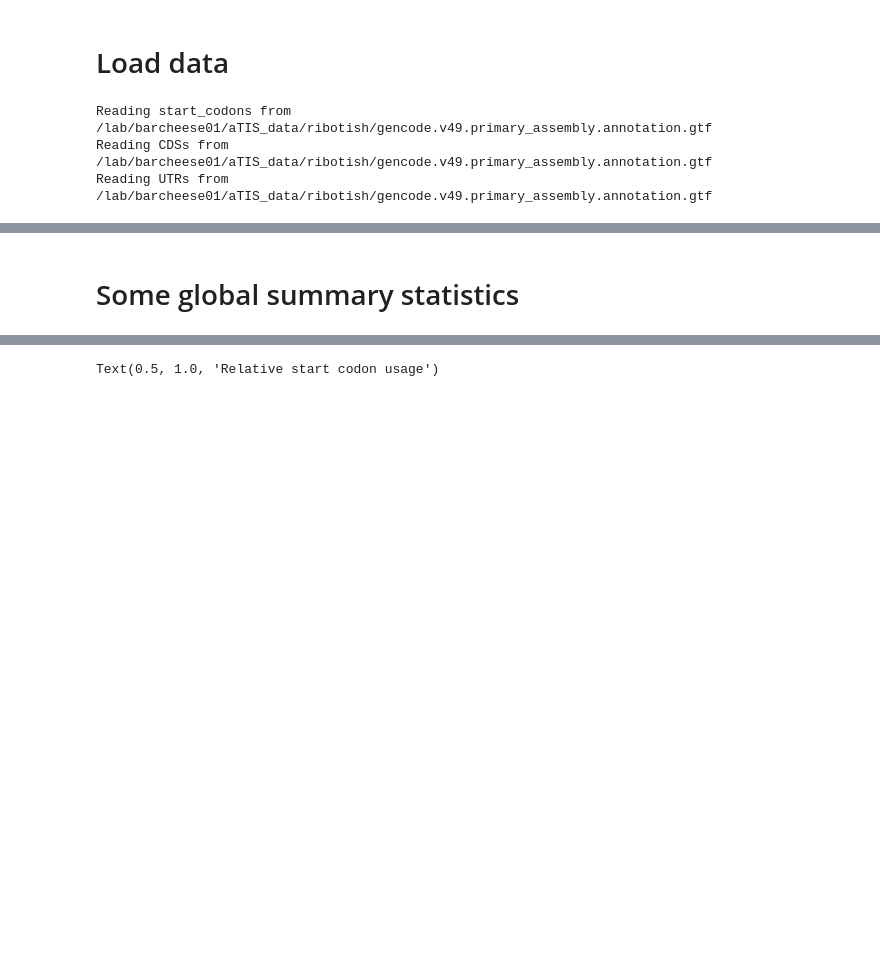
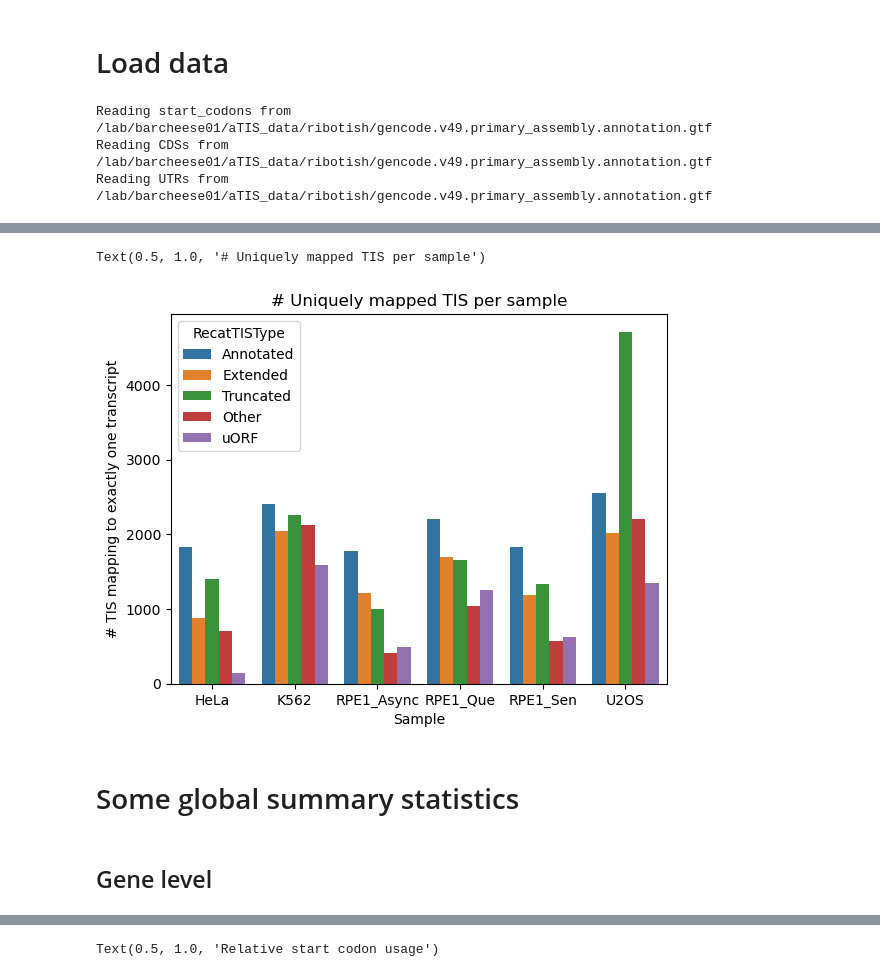
Before and after one commit to cheeseman-lab/coTISja, a Jupyter notebook: src/notebooks/explore_tis_data.ipynb, the cells around one changed output, grey strips where cells are left out. Drawn from its saved outputs; the diff is of its cells as text; code cells hidden in the pictures; blank space fills up the shorter version.

```diff
--- a/src/notebooks/explore_tis_data.ipynb
+++ b/src/notebooks/explore_tis_data.ipynb
@@ -121 +99,37 @@ all_tis_df = pd.read_csv('/lab/barcheese01/smaffa/coTISja/data/filtered_tis_data
+# %%
+# TIS joined variables:
+# NOTE: TISs are counted by their mapping to TRANSCRIPTS, but this aggregation is over unique GENOMIC TISs; i.e. there may be TISs at the same genomic locus with different count values
+genomic_tis_concat_fields = all_tis_df.assign(
+    Start=lambda x: x['Start'].astype(int).astype(str),
+    AALen=lambda x: x['AALen'].astype(int).astype(str),
+    MANE_Select=lambda x: x['MANE_Select'].astype(str),
+    transcript_support_level=lambda x: x['transcript_support_level'].apply(lambda y: 'None' if np.isnan(y) else str(int(y))),
+    Imputed=lambda x: x['Imputed'].astype(str)
+).groupby(
+    ['Sample', 'TIS_ID', 'Gid', 'GenomeStart', 'TISCounts'])[
+        ['IsoformID', 'Tid', 'TisType', 'RecatTISType', 'Start', 'AALen', 'MANE_Select', 'transcript_support_level', 'Imputed']
+    ].agg(lambda x: '|'.join(list(x)))
+
+# numeric fields that can be aggregated (we keep counts separate because transcripts are mapped separately - downstream analysis on genomic sites will likely want to remove imputed sites and average over mapped sites)
+genomic_tis_agg_fields = all_tis_df.groupby(['Sample', 'TIS_ID', 'Gid', 'GenomeStart', 'TISCounts'])[['NormTISCounts']].mean()
+
+# merge tables together
+genomic_tis_df = genomic_tis_concat_fields.reset_index().merge(genomic_tis_agg_fields.reset_index()).merge(
+    genomic_tis_annotation_df, left_on='TIS_ID', right_on='TIS_ID'
+    ).loc[
+    :, [
+        'Sample', 'TIS_ID', 'Gid', 'Symbol', 'GenomeStart', 'StartCodon', 'TISCounts', 'NormTISCounts',
+        'IsoformID', 'TisType', 'RecatTISType', 'Start', 'AALen', 'Tid', 'MANE_Select', 'transcript_support_level', 'Imputed'
+    ]
+]
+# %%
+sns.countplot(
+    genomic_tis_df[~genomic_tis_df['IsoformID'].str.contains('\|') & (genomic_tis_df['Imputed'] == 'False')],
+    x='Sample', hue='RecatTISType'
+)
+plt.ylabel('# TIS mapping to exactly one transcript')
+plt.title('# Uniquely mapped TIS per sample')
+# %% [output]
+Text(0.5, 1.0, '# Uniquely mapped TIS per sample')
+[figure, added]
 # %%
@@ -136,0 +156,2 @@ norm_tis_counts_matrix = all_tis_df.pivot_table(index='Sample', columns='TIS_ID'
+# %% [markdown]
+## Gene level
```
Also changed, not shown: parts of 68 cells of this notebook.
